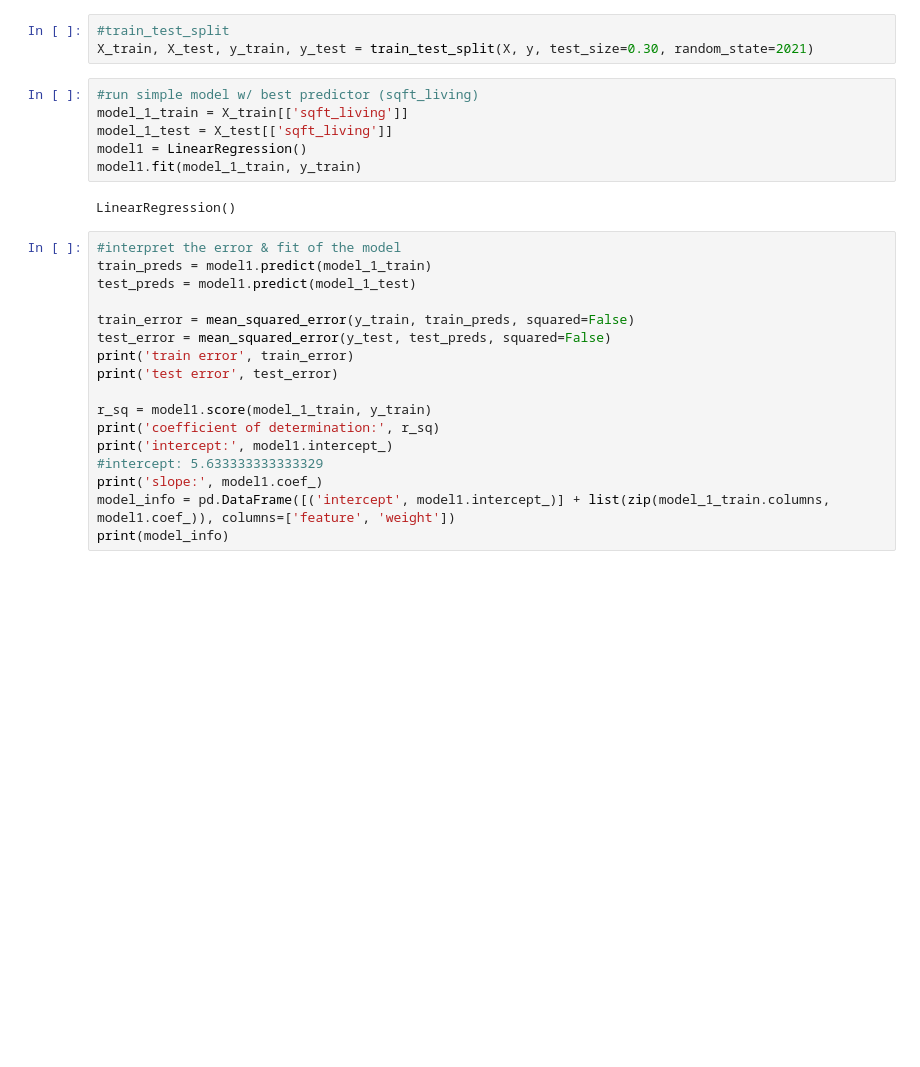
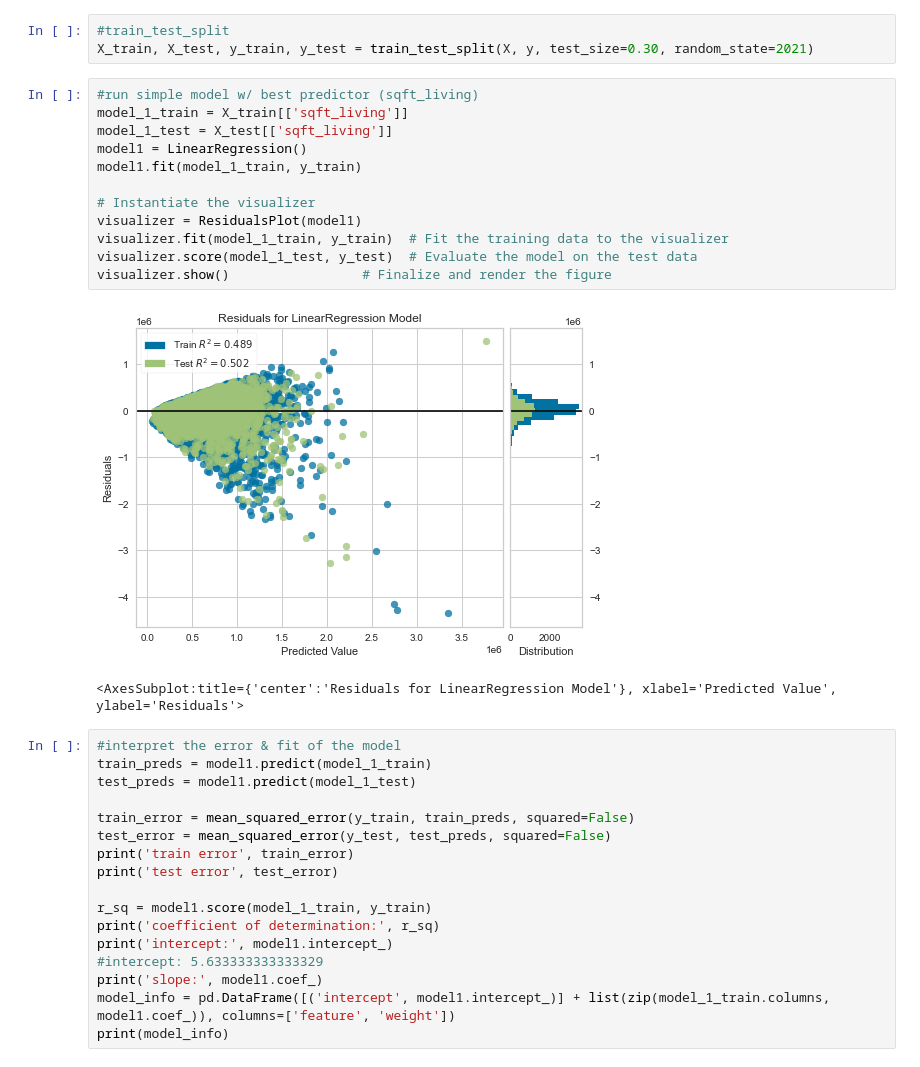
Before and after one commit to asval211/king_county_housing_data, a Jupyter notebook: notebooks/exploratory/pete/Pete_whole_model.ipynb, the cells around one changed output. Saved outputs shown, nothing was run; the diff lists cells and outputs as text; blank space fills up the shorter version.

```diff
--- a/notebooks/exploratory/pete/Pete_whole_model.ipynb
+++ b/notebooks/exploratory/pete/Pete_whole_model.ipynb
@@ -78,11 +82,18 @@ X_train, X_test, y_train, y_test = train_test_split(X, y, test_size=0.30, random
 # %%
 #run simple model w/ best predictor (sqft_living)
 model_1_train = X_train[['sqft_living']]
 model_1_test = X_test[['sqft_living']]
 model1 = LinearRegression()
 model1.fit(model_1_train, y_train)
+
+# Instantiate the visualizer
+visualizer = ResidualsPlot(model1)
+visualizer.fit(model_1_train, y_train)  # Fit the training data to the visualizer
+visualizer.score(model_1_test, y_test)  # Evaluate the model on the test data
+visualizer.show()                 # Finalize and render the figure
 # %% [output]
+[figure, added]
-LinearRegression()
+<AxesSubplot:title={'center':'Residuals for LinearRegression Model'}, xlabel='Predicted Value', ylabel='Residuals'>
 # %%
 #interpret the error & fit of the model
 train_preds = model1.predict(model_1_train)
```
Also changed, not shown: parts of 36 cells of this notebook, 2 other files.
